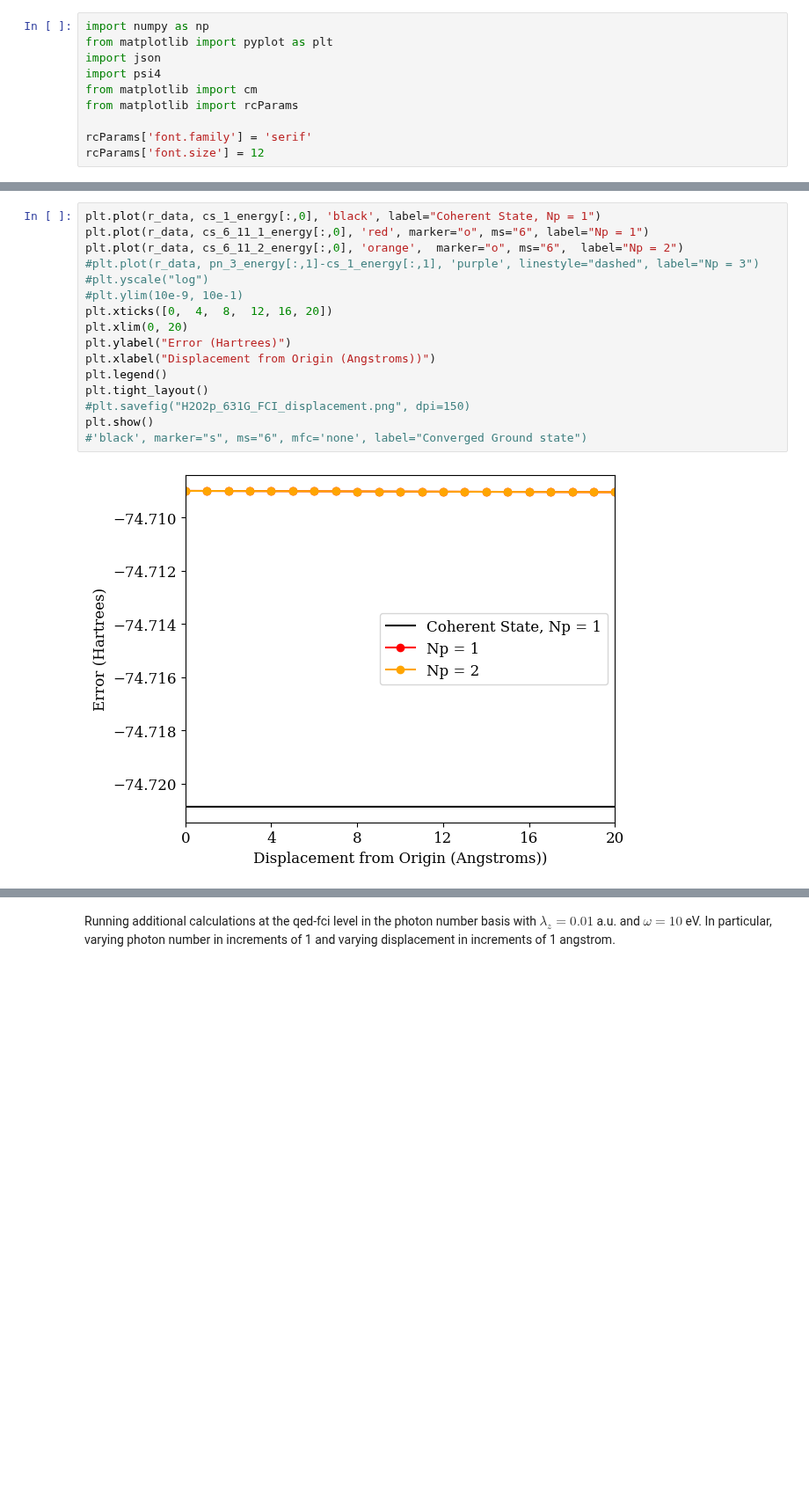
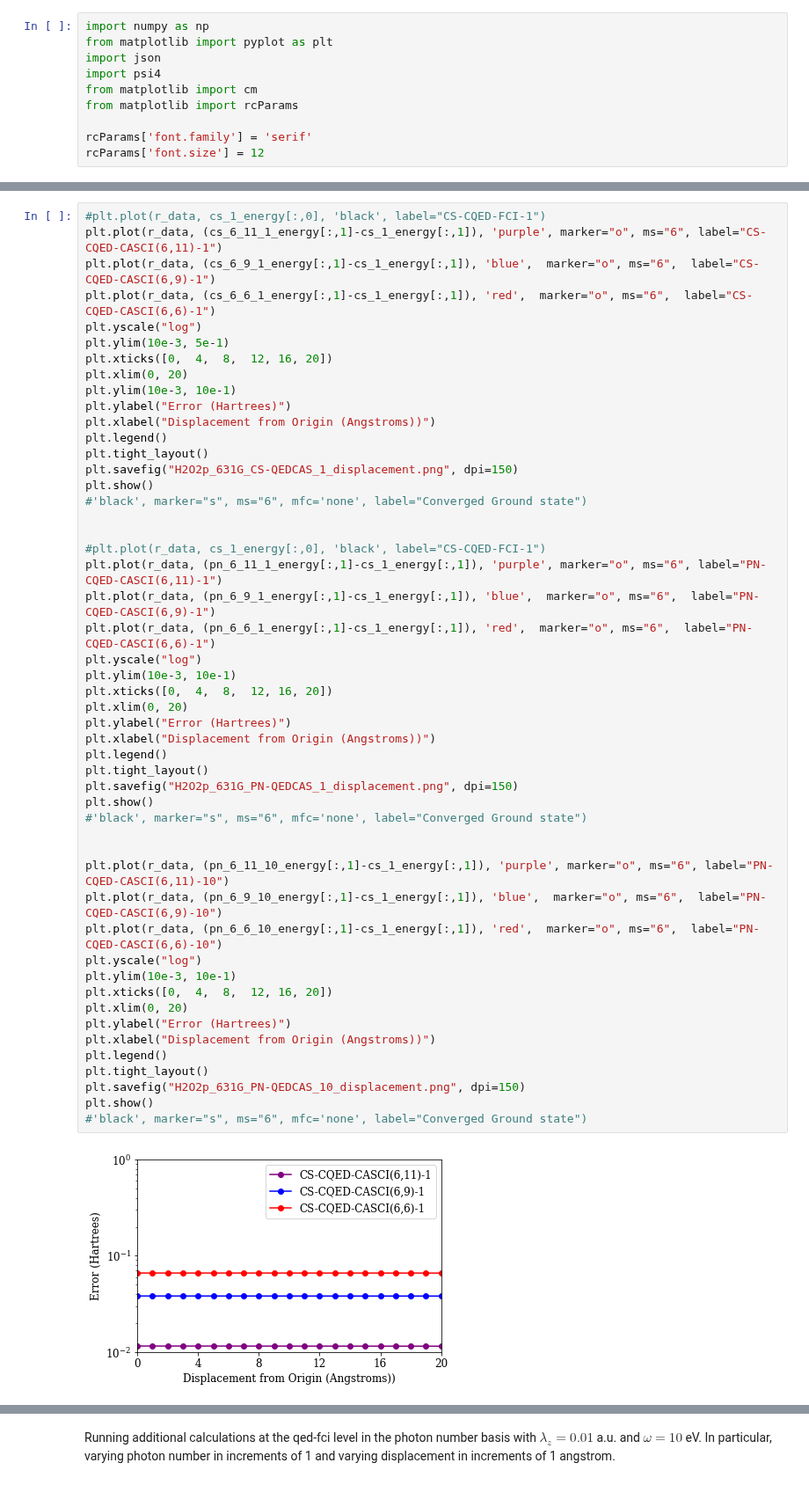
Before and after one commit to boss-bee/data_repository, a Jupyter notebook: json_scripts/H2O_ion_displacement_study.ipynb, the cells around one changed output, grey strips where cells are left out. Shown at 88% size. Saved outputs shown, nothing was run; the diff lists cells and outputs as text; blank space fills up the shorter version.

```diff
--- a/json_scripts/H2O_ion_displacement_study.ipynb
+++ b/json_scripts/H2O_ion_displacement_study.ipynb
@@ -100,18 +105,52 @@ r_data = np.array(cs_1_data["molecule"]["bond_length"])
 # %%
-plt.plot(r_data, cs_1_energy[:,0], 'black', label="Coherent State, Np = 1")
-plt.plot(r_data, cs_6_11_1_energy[:,0], 'red', marker="o", ms="6", label="Np = 1")
-plt.plot(r_data, cs_6_11_2_energy[:,0], 'orange',  marker="o", ms="6",  label="Np = 2")
-#plt.plot(r_data, pn_3_energy[:,1]-cs_1_energy[:,1], 'purple', linestyle="dashed", label="Np = 3")
-#plt.yscale("log")
-#plt.ylim(10e-9, 10e-1)
+#plt.plot(r_data, cs_1_energy[:,0], 'black', label="CS-CQED-FCI-1")
+plt.plot(r_data, (cs_6_11_1_energy[:,1]-cs_1_energy[:,1]), 'purple', marker="o", ms="6", label="CS-CQED-CASCI(6,11)-1")
+plt.plot(r_data, (cs_6_9_1_energy[:,1]-cs_1_energy[:,1]), 'blue',  marker="o", ms="6",  label="CS-CQED-CASCI(6,9)-1")
+plt.plot(r_data, (cs_6_6_1_energy[:,1]-cs_1_energy[:,1]), 'red',  marker="o", ms="6",  label="CS-CQED-CASCI(6,6)-1")
+plt.yscale("log")
+plt.ylim(10e-3, 5e-1)
+plt.xticks([0,  4,  8,  12, 16, 20])
+plt.xlim(0, 20)
+plt.ylim(10e-3, 10e-1)
+plt.ylabel("Error (Hartrees)")
+plt.xlabel("Displacement from Origin (Angstroms))")
+plt.legend()
+plt.tight_layout()
+plt.savefig("H2O2p_631G_CS-QEDCAS_1_displacement.png", dpi=150)
+plt.show()
+#'black', marker="s", ms="6", mfc='none', label="Converged Ground state")
+
+
+#plt.plot(r_data, cs_1_energy[:,0], 'black', label="CS-CQED-FCI-1")
+plt.plot(r_data, (pn_6_11_1_energy[:,1]-cs_1_energy[:,1]), 'purple', marker="o", ms="6", label="PN-CQED-CASCI(6,11)-1")
+plt.plot(r_data, (pn_6_9_1_energy[:,1]-cs_1_energy[:,1]), 'blue',  marker="o", ms="6",  label="PN-CQED-CASCI(6,9)-1")
+plt.plot(r_data, (pn_6_6_1_energy[:,1]-cs_1_energy[:,1]), 'red',  marker="o", ms="6",  label="PN-CQED-CASCI(6,6)-1")
+plt.yscale("log")
+plt.ylim(10e-3, 10e-1)
 plt.xticks([0,  4,  8,  12, 16, 20])
 plt.xlim(0, 20)
 plt.ylabel("Error (Hartrees)")
 plt.xlabel("Displacement from Origin (Angstroms))")
 plt.legend()
 plt.tight_layout()
-#plt.savefig("H2O2p_631G_FCI_displacement.png", dpi=150)
+plt.savefig("H2O2p_631G_PN-QEDCAS_1_displacement.png", dpi=150)
 plt.show()
 #'black', marker="s", ms="6", mfc='none', label="Converged Ground state")
+
+
+plt.plot(r_data, (pn_6_11_10_energy[:,1]-cs_1_energy[:,1]), 'purple', marker="o", ms="6", label="PN-CQED-CASCI(6,11)-10")
+plt.plot(r_data, (pn_6_9_10_energy[:,1]-cs_1_energy[:,1]), 'blue',  marker="o", ms="6",  label="PN-CQED-CASCI(6,9)-10")
+plt.plot(r_data, (pn_6_6_10_energy[:,1]-cs_1_energy[:,1]), 'red',  marker="o", ms="6",  label="PN-CQED-CASCI(6,6)-10")
+plt.yscale("log")
+plt.ylim(10e-3, 10e-1)
+plt.xticks([0,  4,  8,  12, 16, 20])
+plt.xlim(0, 20)
+plt.ylabel("Error (Hartrees)")
+plt.xlabel("Displacement from Origin (Angstroms))")
+plt.legend()
+plt.tight_layout()
+plt.savefig("H2O2p_631G_PN-QEDCAS_10_displacement.png", dpi=150)
+plt.show()
+#'black', marker="s", ms="6", mfc='none', label="Converged Ground state")
 # %% [output]
-[figure, old version]
+[figure, new version]
```
Also changed, not shown: parts of 4 cells of this notebook, 25 other files.
